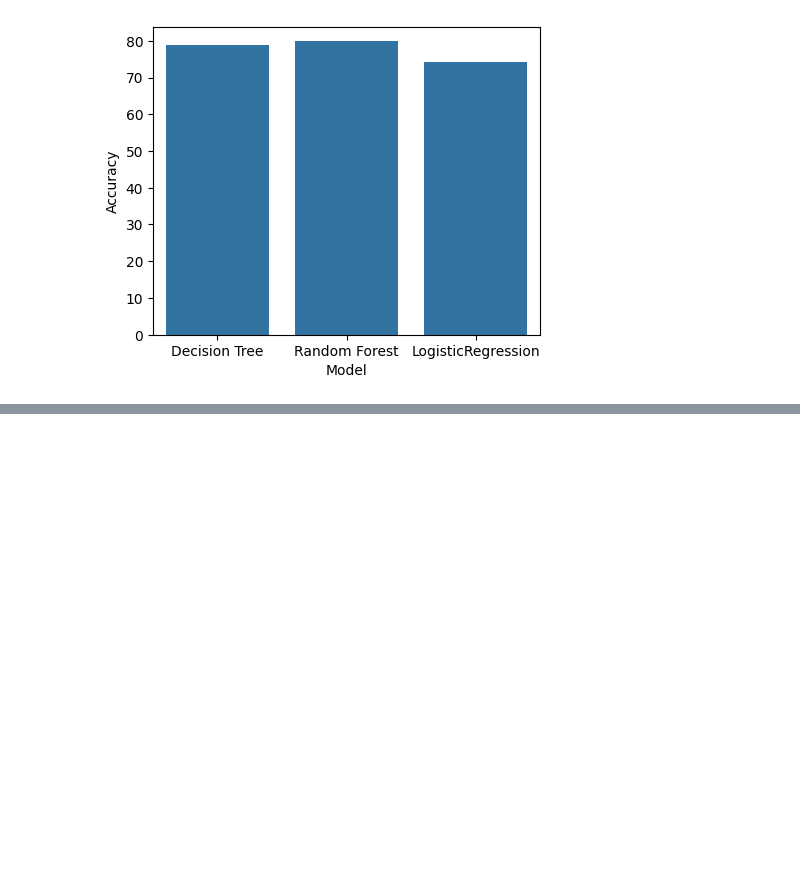
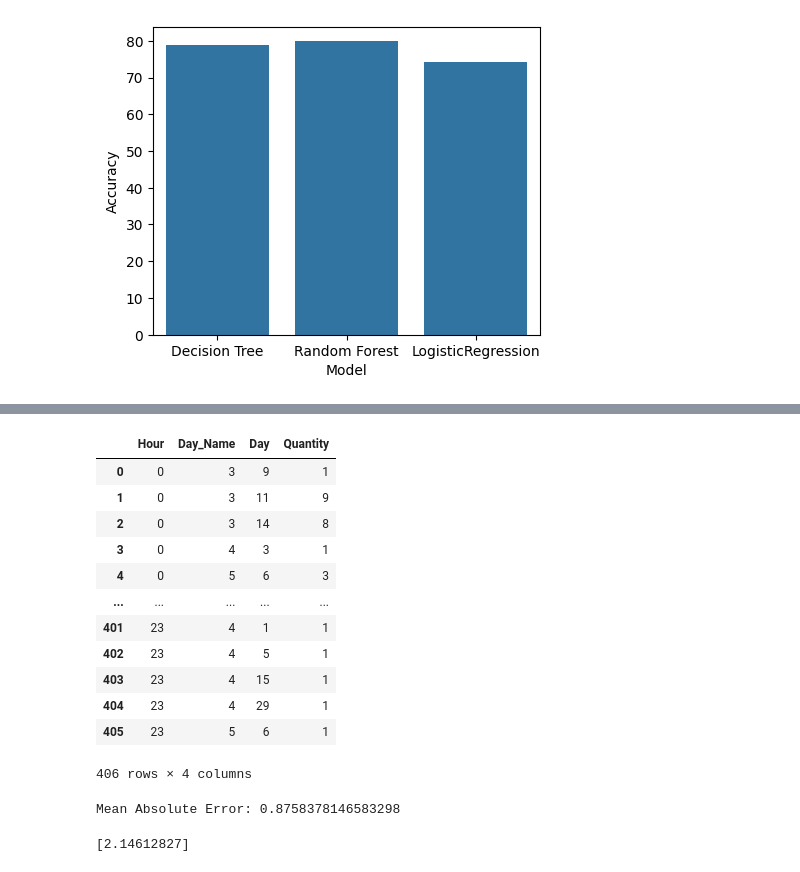
Before and after one commit to Architha-13/git_practice, a Jupyter notebook: data_analysis.ipynb, the cells around one changed output, grey strips where cells are left out. Drawn from its saved outputs; the diff is of its cells as text; code cells hidden in the pictures; blank space fills up the shorter version.

Commit message:
regression model added

```diff
--- a/data_analysis.ipynb
+++ b/data_analysis.ipynb
@@ -827,0 +859,42 @@ sns.barplot(data=accdf,x="Model",y="Accuracy")
+# %%
+Quantity=rdf.groupby(["Hour","Day_Name","Day"]).size().reset_index(name='Quantity')
+Quantity
+
+type(Quantity)
+Quantity.columns
+X=Quantity[['Hour','Day_Name','Day']]
+y=Quantity['Quantity']
+
+from sklearn.model_selection import train_test_split
+X_train,X_test,y_train,y_test=train_test_split(X,y,random_state=42,test_size=0.3)
+Quantity
+# %% [output]
+|  | Hour | Day_Name | Day | Quantity |
+| 0 | 0 | 3 | 9 | 1 |
+| 1 | 0 | 3 | 11 | 9 |
+| 2 | 0 | 3 | 14 | 8 |
+| 3 | 0 | 4 | 3 | 1 |
+| 4 | 0 | 5 | 6 | 3 |
+| ... | ... | ... | ... | ... |
+| 401 | 23 | 4 | 1 | 1 |
+| 402 | 23 | 4 | 5 | 1 |
+| 403 | 23 | 4 | 15 | 1 |
+| 404 | 23 | 4 | 29 | 1 |
+| 405 | 23 | 5 | 6 | 1 |
+406 rows × 4 columns
+# %%
+from sklearn.linear_model import LinearRegression
+lr=LinearRegression()
+lr.fit(X_train,y_train)
+y_pred=lr.predict(X_test)
+
+from sklearn.metrics import mean_absolute_error, mean_squared_error, r2_score
+mae = mean_absolute_error(y_test, y_pred)
+print("Mean Absolute Error:", mae)
+# %% [output]
+Mean Absolute Error: 0.8758378146583298
+# %%
+p=lr.predict([[1,1,1]])
+print(p)
+# %% [output]
+[2.14612827]
```
Also changed, not shown: parts of 55 cells of this notebook, 1 other file.
